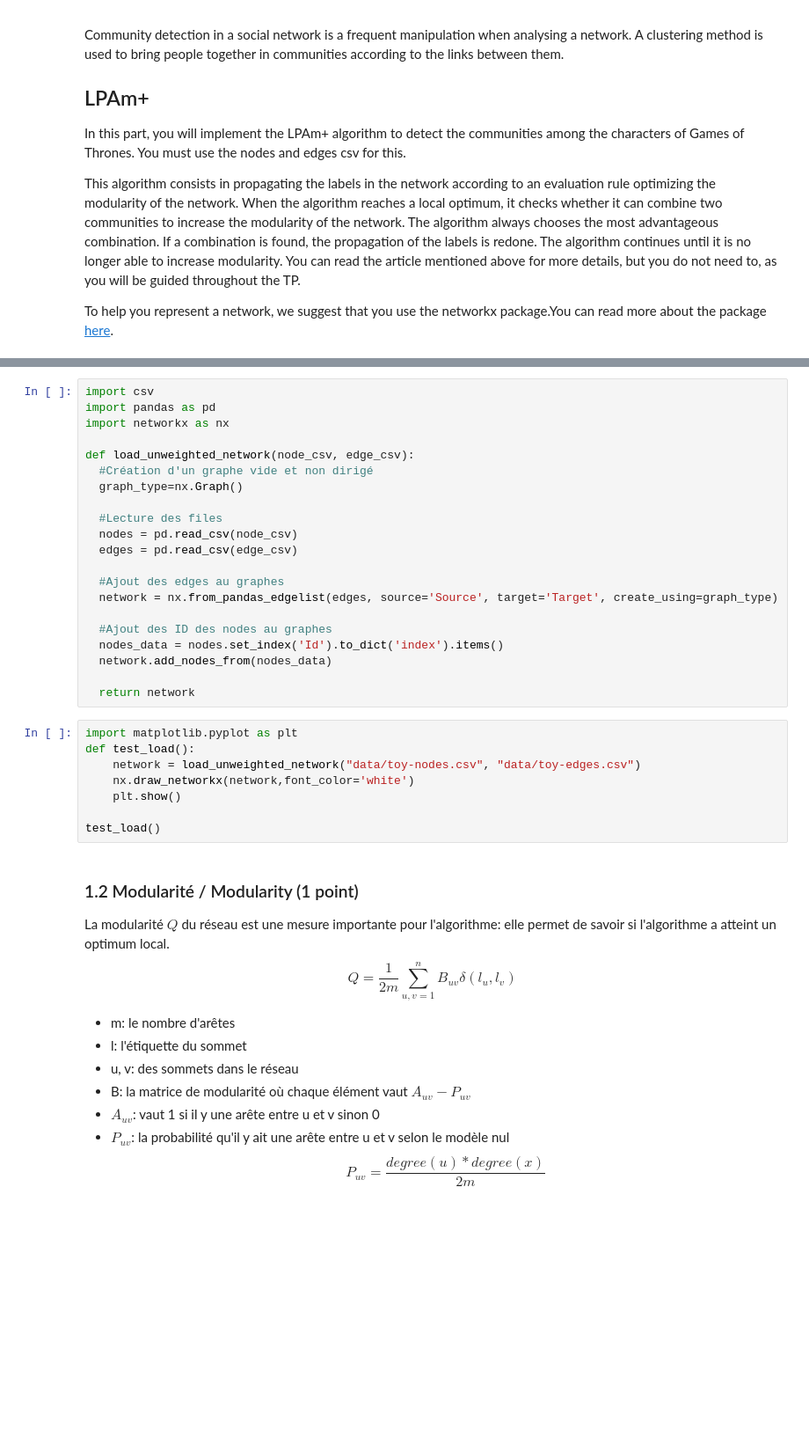
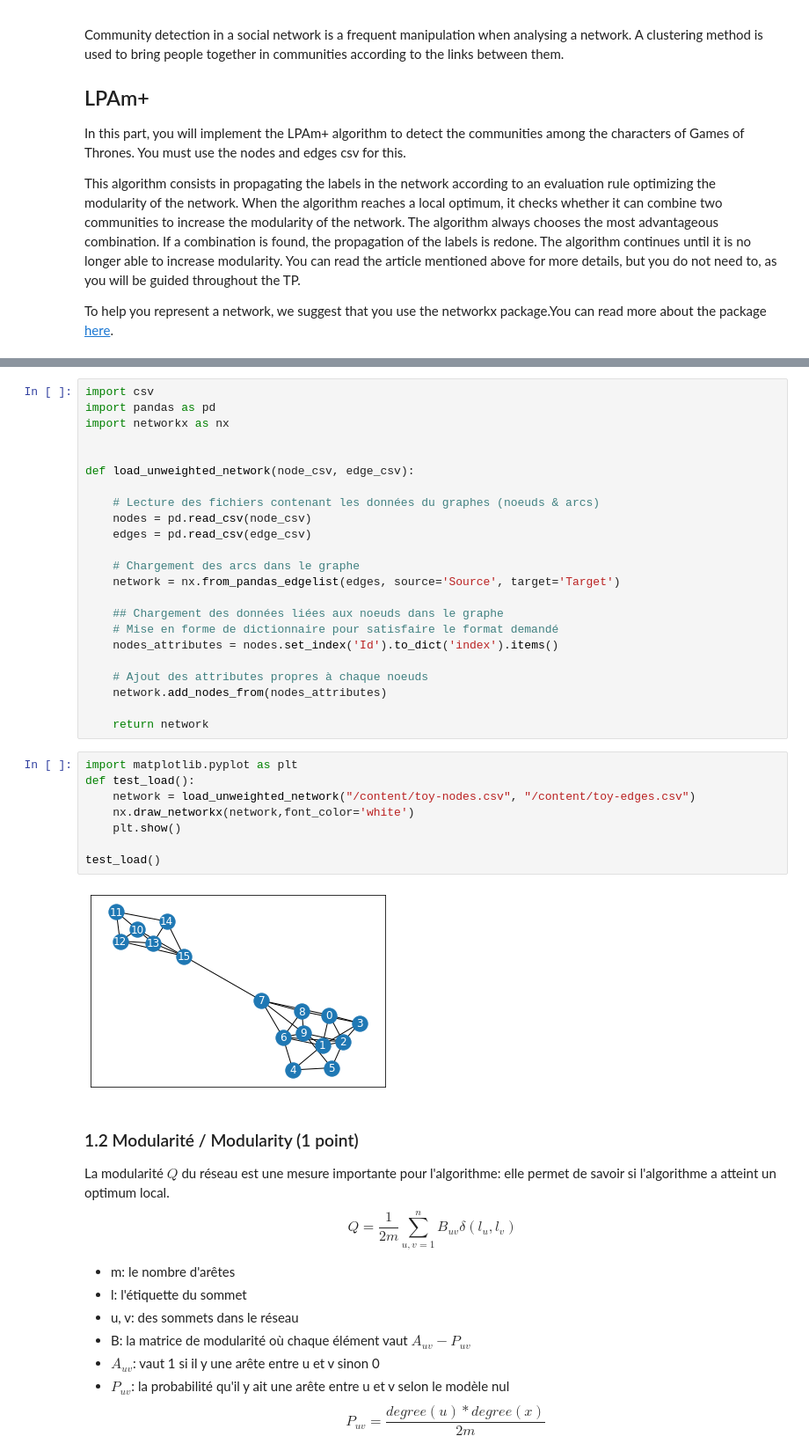
Before and after one commit to slimanedev/LPAm-algorithm, a Jupyter notebook: TP3_INF8111.ipynb, the cells around one changed output, grey strips where cells are left out. Shown at 88% size. Saved outputs shown, nothing was run; the diff lists cells and outputs as text; blank space fills up the shorter version.

```diff
--- a/TP3_INF8111.ipynb
+++ b/TP3_INF8111.ipynb
@@ -255,30 +409,34 @@ import csv
 import pandas as pd
 import networkx as nx
 
+
 def load_unweighted_network(node_csv, edge_csv):
-  #Création d'un graphe vide et non dirigé
-  graph_type=nx.Graph()
 
-  #Lecture des files
-  nodes = pd.read_csv(node_csv)
-  edges = pd.read_csv(edge_csv)
+    # Lecture des fichiers contenant les données du graphes (noeuds & arcs)
+    nodes = pd.read_csv(node_csv)
+    edges = pd.read_csv(edge_csv)
 
-  #Ajout des edges au graphes
-  network = nx.from_pandas_edgelist(edges, source='Source', target='Target', create_using=graph_type)
+    # Chargement des arcs dans le graphe
+    network = nx.from_pandas_edgelist(edges, source='Source', target='Target')
 
-  #Ajout des ID des nodes au graphes
-  nodes_data = nodes.set_index('Id').to_dict('index').items()
-  network.add_nodes_from(nodes_data)
+    ## Chargement des données liées aux noeuds dans le graphe
+    # Mise en forme de dictionnaire pour satisfaire le format demandé
+    nodes_attributes = nodes.set_index('Id').to_dict('index').items()
 
-  return network
+    # Ajout des attributes propres à chaque noeuds
+    network.add_nodes_from(nodes_attributes)
+
+    return network
 # %%
 import matplotlib.pyplot as plt
 def test_load():
-    network = load_unweighted_network("data/toy-nodes.csv", "data/toy-edges.csv")
+    network = load_unweighted_network("/content/toy-nodes.csv", "/content/toy-edges.csv")
     nx.draw_networkx(network,font_color='white')
     plt.show()
 
 test_load()
+# %% [output]
+[figure, added]
 # %% [markdown]
 ### 1.2  Modularité / Modularity (1 point)
 
```
Also changed, not shown: parts of 5 cells of this notebook.
